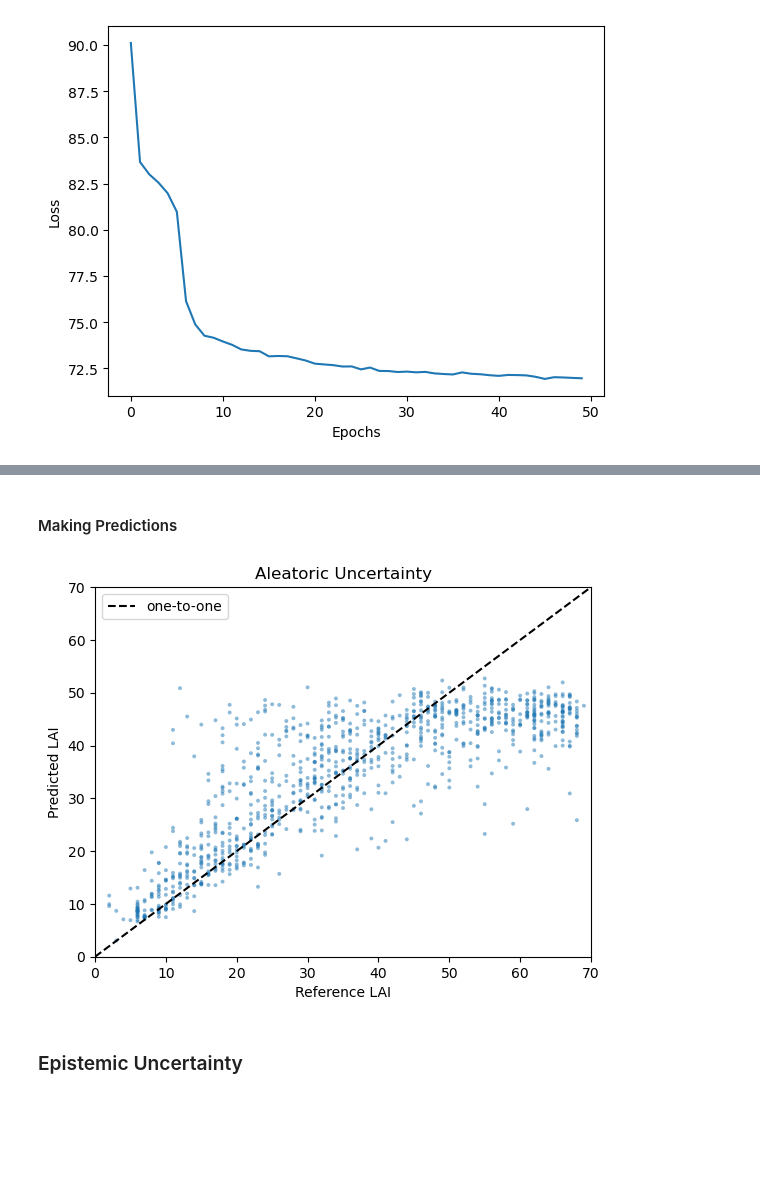
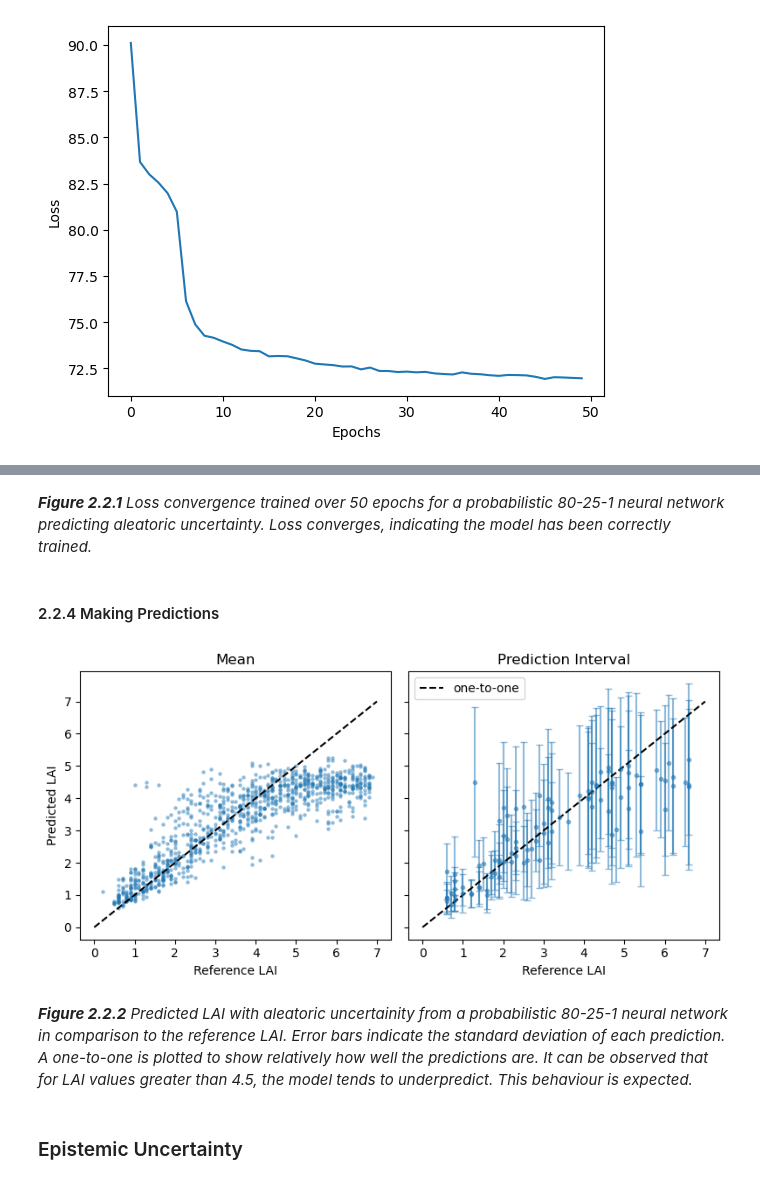
Before and after one commit to watermelonxx/WorkTerm-Winter2023, a Jupyter notebook: ModelingUncertainty/ModelingUncertainty.ipynb, the cells around one changed output, grey strips where cells are left out. Saved outputs shown, nothing was run; the diff lists cells and outputs as text; code cells hidden in the pictures; blank space fills up the shorter version.

```diff
--- a/ModelingUncertainty/ModelingUncertainty.ipynb
+++ b/ModelingUncertainty/ModelingUncertainty.ipynb
@@ -355,6 +377,9 @@ _________________________________________________________________
 We will train the model for 50 epochs and plot the loss function to confirm that the algorithm has converged.
 # %%
 # Train the model for 50 epochs
+name = 'pnn_80_25_1_A'
+biome = 7
+
 valbiomeDictLAI[biome][name]['history'] = valbiomeDictLAI[biome][name]['model'].fit(calbiomeDictLAI[biome]['X_train'].to_numpy(), calbiomeDictLAI[biome]['y_train'].to_numpy(), epochs=50, verbose=1)
 plt.plot(valbiomeDictLAI[biome][name]['history'].history['loss'])
 plt.xlabel('Epochs')
@@ -382,26 +407,52 @@ Text(0, 0.5, 'Loss')
+# %% [markdown]
+_**Figure 2.2.1** Loss convergence trained over 50 epochs for a probabilistic 80-25-1 neural network predicting aleatoric uncertainty. Loss converges, indicating the model has been correctly trained._
 # %% [markdown]
-#### Making Predictions
+#### 2.2.4 Making Predictions
+# %%
+name = 'pnn_80_25_1_A'
+biome = 7
+
+valSize = [100, 1000]
+
+for size in valSize:
+    valbiomeDictLAI[biome][name]['y_model_' + str(size)] = valbiomeDictLAI[biome][name]['model'](valbiomeDictLAI[biome]['X_test_' + str(size)])
+
+    valbiomeDictLAI[biome][name]['mean_' + str(size)] = valbiomeDictLAI[biome][name]['y_model_' + str(size)].mean().numpy().flatten()
+    valbiomeDictLAI[biome][name]['stddev_' + str(size)] = valbiomeDictLAI[biome][name]['y_model_' + str(size)].stddev().numpy().flatten()
+
+    valbiomeDictLAI[biome][name]['lower_' + str(size)] = valbiomeDictLAI[biome][name]['mean_' + str(size)] - 2 * valbiomeDictLAI[biome][name]['stddev_' + str(size)]
+    valbiomeDictLAI[biome][name]['upper_' + str(size)] = valbiomeDictLAI[biome][name]['mean_' + str(size)] + 2 * valbiomeDictLAI[biome][name]['stddev_' + str(size)]
+    valbiomeDictLAI[biome][name]['error_' + str(size)] = 2 * valbiomeDictLAI[biome][name]['stddev_' + str(size)]
 # %%
-valbiomeDictLAI[biome][name]['y_pred'] = valbiomeDictLAI[biome][name]['model'](valbiomeDictLAI[biome]['X_test']).mean()
-valbiomeDictLAI[biome][name]['y_sd'] = valbiomeDictLAI[biome][name]['model'](valbiomeDictLAI[biome]['X_test']).stddev()
+name = 'pnn_80_25_1_A'
+biome = 7
 
-valbiomeDictLAI[biome][name]['y_hat_lower'] = valbiomeDictLAI[biome][name]['y_pred'] - 2 * valbiomeDictLAI[biome][name]['y_sd']
-valbiomeDictLAI[biome][name]['y_hat_upper'] = valbiomeDictLAI[biome][name]['y_pred'] + 2 * valbiomeDictLAI[biome][name]['y_sd']
+fig, axes = plt.subplots(1, 2, sharey=True, figsize=(8,4))
 
-plt.scatter(valbiomeDictLAI[biome]['y_test'], valbiomeDictLAI[biome][name]['y_pred'], s=8, alpha=0.5, edgecolors='none')
-plt.plot([0, 70], [0, 70], 'k--', label='one-to-one')
+axes[0].scatter(np.divide(valbiomeDictLAI[biome]['y_test_1000'], 10), np.divide(valbiomeDictLAI[biome][name]['mean_1000'], 10), s=10, alpha=0.5, lw=0)
+axes[0].plot([0, 7], [0, 7], 'k--', label='one-to-one')
 
-plt.xlabel("Reference LAI")
-plt.ylabel("Predicted LAI")
-plt.title('Aleatoric Uncertainty')
+axes[0].set_xlabel("Reference LAI")
+axes[0].set_ylabel("Predicted LAI")
+axes[0].set_title('Mean')
 
-plt.xlim([0, 70])
-plt.ylim([0, 70])
+axes[1].errorbar(np.divide(valbiomeDictLAI[biome]['y_test_100'], 10), np.divide(valbiomeDictLAI[biome][name]['mean_100'], 10), np.divide(valbiomeDictLAI[biome][name]['error_100'], 10), fmt='o', ms=3, alpha=0.5, capsize=3)
+axes[1].plot([0, 7], [0, 7], 'k--', label='one-to-one')
+
+axes[1].set_xlabel("Reference LAI")
+axes[1].set_title('Prediction Interval')
+
+# plt.xlim([0, 7])
+# plt.ylim([0, 7])
+
+fig.tight_layout()
 
 plt.legend()
 plt.show()
 # %% [output]
-[figure, old version]
+[figure, new version]
+# %% [markdown]
+_**Figure 2.2.2** Predicted LAI with aleatoric uncertainity from a probabilistic 80-25-1 neural network in comparison to the reference LAI. Error bars indicate the standard deviation of each prediction. A one-to-one is plotted to show relatively how well the predictions are. It can be observed that for LAI values greater than 4.5, the model tends to underpredict. This behaviour is expected._
 # %% [markdown]
 ### Epistemic Uncertainty
 # %% [markdown]
```
Also changed, not shown: parts of 84 cells of this notebook.
